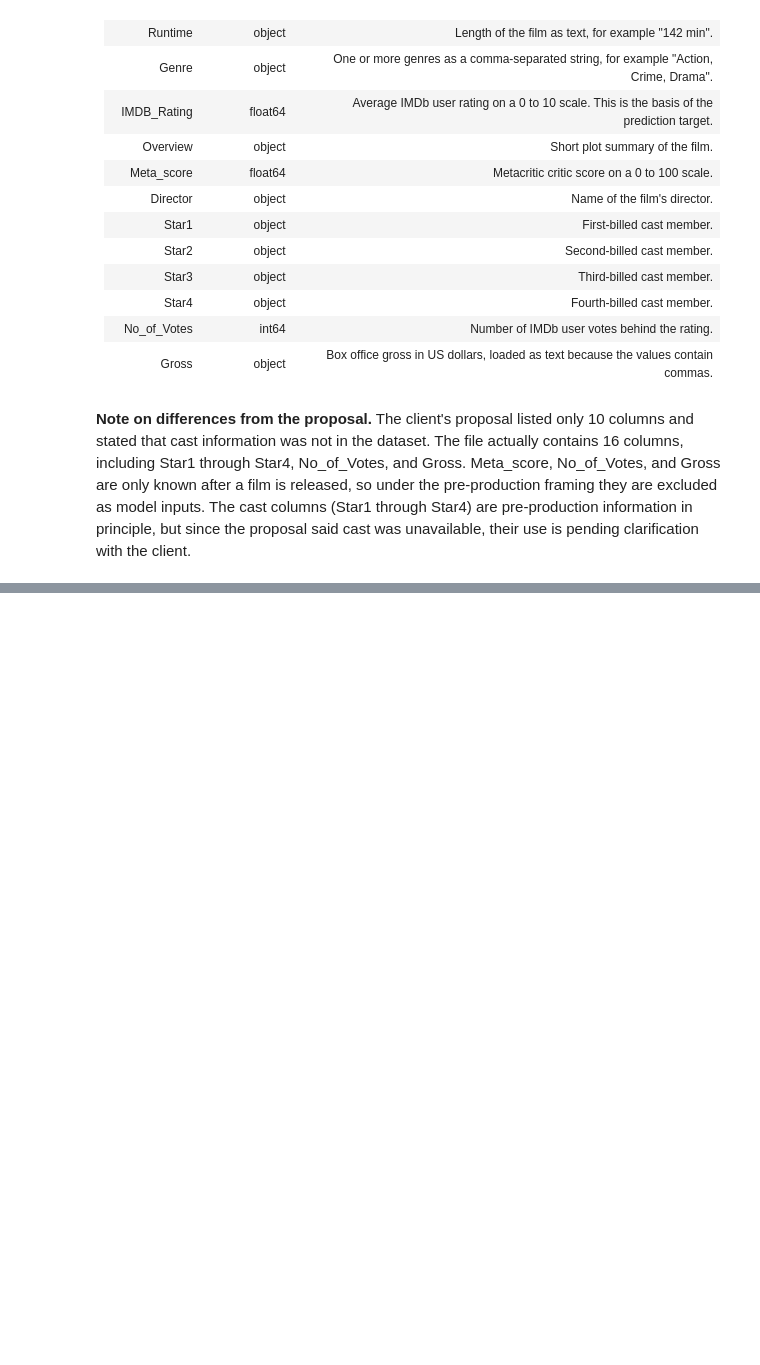
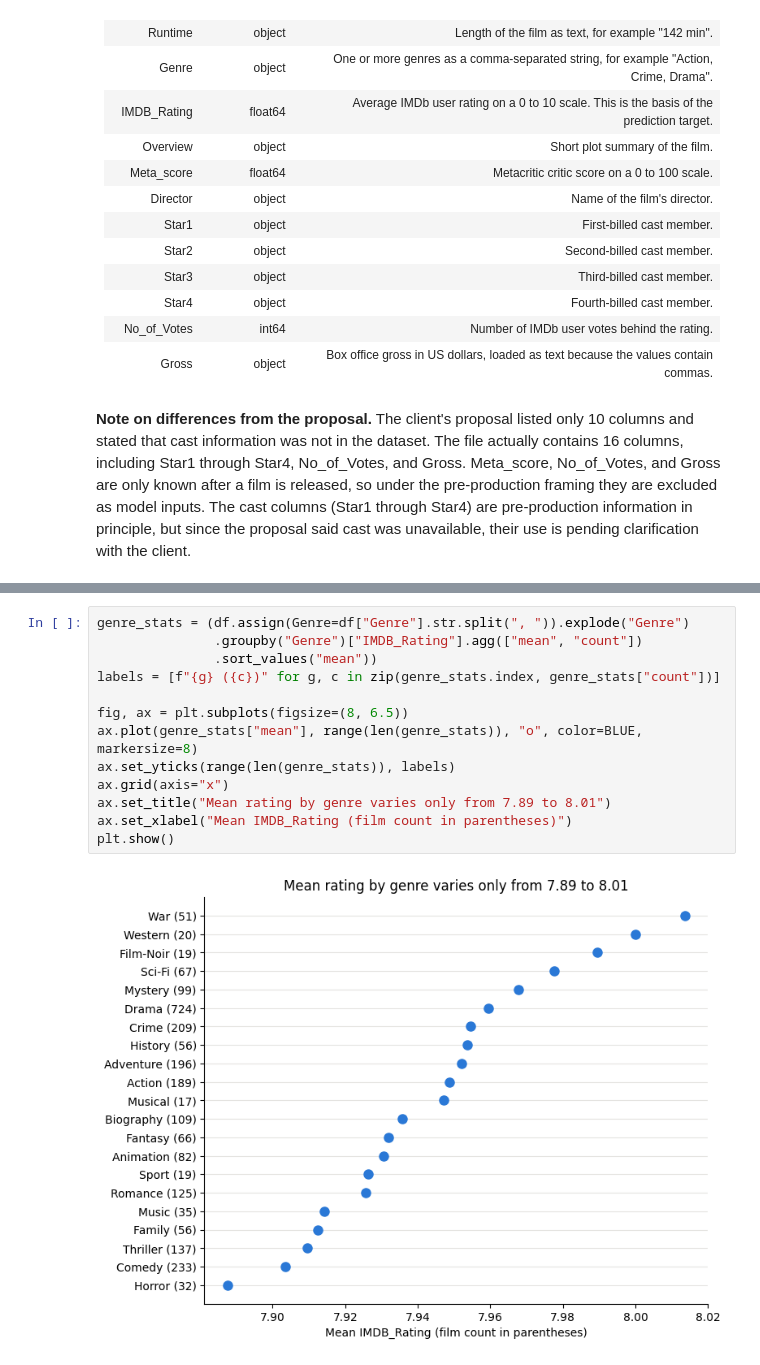
Before and after one commit to ekam-n/iat461-final-project, a Jupyter notebook: notebook.ipynb, the cells around one changed output, grey strips where cells are left out. Cells and saved outputs as stored; diff of their text form; blank space fills up the shorter version.

```diff
--- a/notebook.ipynb
+++ b/notebook.ipynb
@@ -65,0 +204,15 @@ dtype: object
+# %%
+genre_stats = (df.assign(Genre=df["Genre"].str.split(", ")).explode("Genre")
+               .groupby("Genre")["IMDB_Rating"].agg(["mean", "count"])
+               .sort_values("mean"))
+labels = [f"{g} ({c})" for g, c in zip(genre_stats.index, genre_stats["count"])]
+
+fig, ax = plt.subplots(figsize=(8, 6.5))
+ax.plot(genre_stats["mean"], range(len(genre_stats)), "o", color=BLUE, markersize=8)
+ax.set_yticks(range(len(genre_stats)), labels)
+ax.grid(axis="x")
+ax.set_title("Mean rating by genre varies only from 7.89 to 8.01")
+ax.set_xlabel("Mean IMDB_Rating (film count in parentheses)")
+plt.show()
+# %% [output]
+[figure, added]
```
Also changed, not shown: parts of 29 cells of this notebook.
